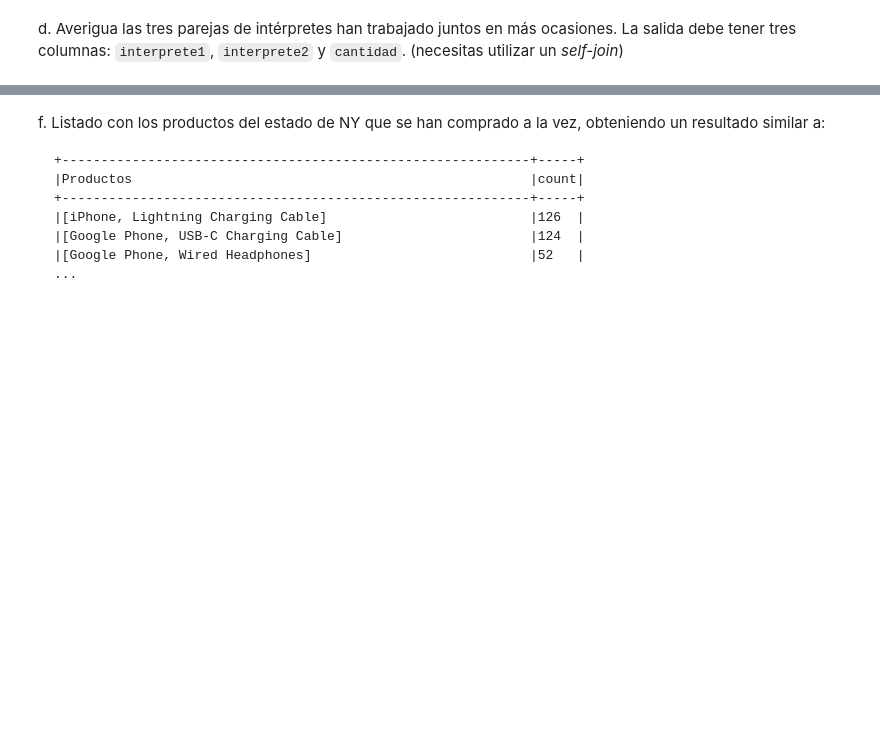
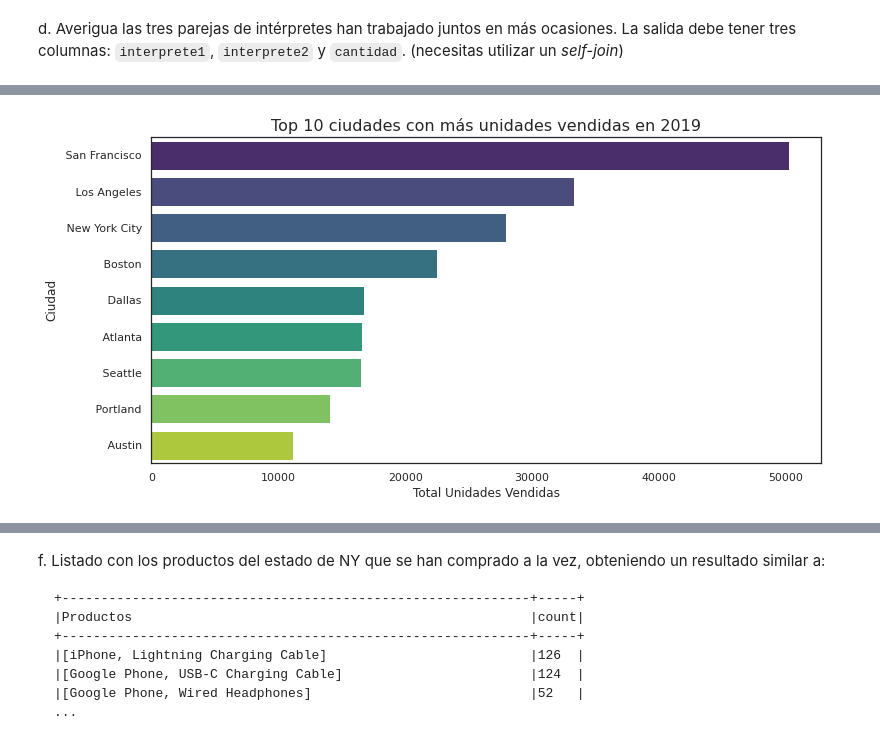
Before and after one commit to leo-narvaez/dataframes-api, a Jupyter notebook: solutions/notebook.ipynb, the cells around one changed output, grey strips where cells are left out. Saved outputs shown, nothing was run; the diff lists cells and outputs as text; code cells hidden in the pictures; blank space fills up the shorter version.

```diff
--- a/solutions/notebook.ipynb
+++ b/solutions/notebook.ipynb
@@ -1424,0 +1614,6 @@ esquema = StructType([
+# %%
+# Eliminamos las filas con valores nulos
+df_sin_nulls = df_limpio.dropna()
+
+# Verificamos el resultado
+df_sin_nulls.show(10)
@@ -1424,0 +1638,6 @@ esquema = StructType([
+# %%
+# Filtramos las filas que contienen los valores de las cabeceras
+df_filtrado = df_sin_nulls.filter(df_sin_nulls["Product"] != "Product")
+
+# Verificamos el resultado
+df_filtrado.show(10)
@@ -1424,0 +1662,9 @@ esquema = StructType([
+# %%
+from pyspark.sql.functions import col, split
+
+# Crear columnas "City" y "State" a partir de "PurchaseAddress"
+df_con_ciudad_estado = df_filtrado.withColumn("City", split(col("PurchaseAddress"), ",").getItem(1)) \
+                                  .withColumn("State", split(split(col("PurchaseAddress"), ",").getItem(2), " ").getItem(1))
+
+# Mostrar el resultado
+df_con_ciudad_estado.show(10, truncate=10)
@@ -1434,2 +1877,25 @@ esquema = StructType([
+# %%
+from pyspark.sql.functions import col
+
+# Agrupar por ciudad y sumar las cantidades de unidades vendidas
+df_city_sales = df_con_ciudad_estado.groupBy("City").sum("QuantityOrdered").withColumnRenamed("sum(QuantityOrdered)", "TotalUnitsSold")
+
+# Ordenar de mayor a menor cantidad de unidades vendidas y seleccionar las 10 principales
+df_top_10_cities = df_city_sales.orderBy(col("TotalUnitsSold").desc()).limit(10)
+
+# Convertir a Pandas para usar seaborn y matplotlib
+df_top_10_cities_pd = df_top_10_cities.toPandas()
+
+# Crear un gráfico de barras usando seaborn
+plt.figure(figsize=(12, 6))
+sns.barplot(x="TotalUnitsSold", y="City", data=df_top_10_cities_pd, palette="viridis")
+
+# Añadir títulos y etiquetas
+plt.title("Top 10 ciudades con más unidades vendidas en 2019", fontsize=16)
+plt.xlabel("Total Unidades Vendidas", fontsize=12)
+plt.ylabel("Ciudad", fontsize=12)
+plt.show()
+# %% [output]
+[figure, added]
 # %% [markdown]
 e. Cantidad de pedidos por Horas en las que se ha realizado un pedido que contenía al menos dos productos:
```
Also changed, not shown: parts of 90 cells of this notebook.
